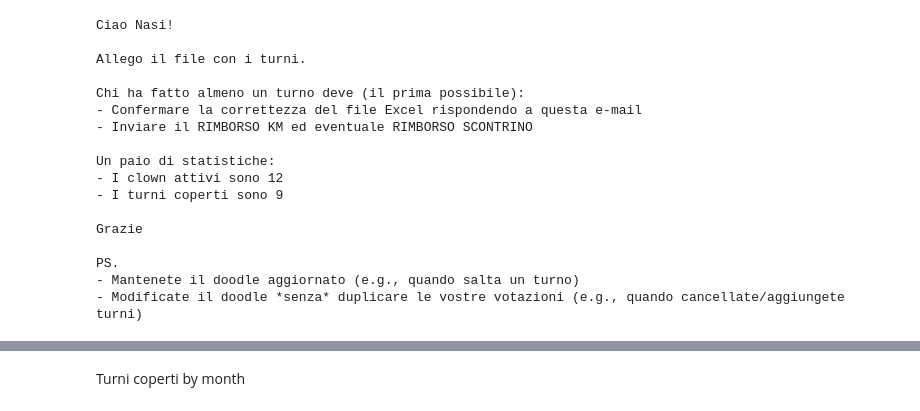
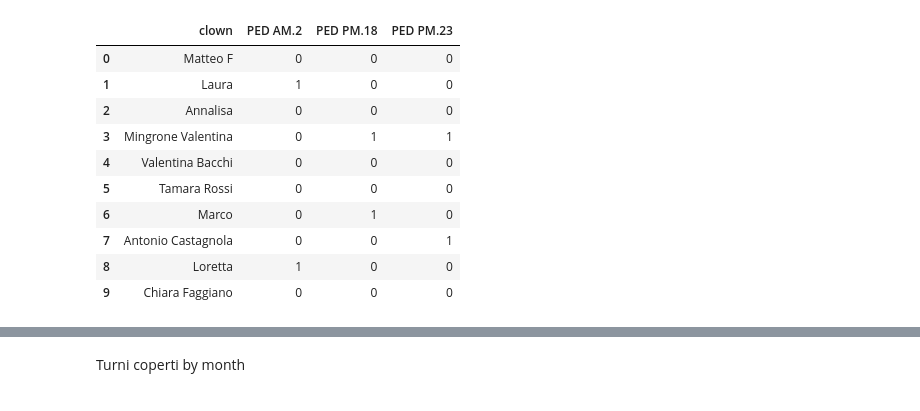
Before and after one commit to w4bo/mydoodle-python, a Jupyter notebook: Check turni.ipynb, the cells around one changed output, grey strips where cells are left out. Cells and saved outputs as stored; diff of their text form; code cells hidden in the pictures.

```diff
--- a/Check turni.ipynb
+++ b/Check turni.ipynb
@@ -29,46 +20,24 @@ df
-# %%
-s = """
-Ciao Nasi!
-
-Allego il file con i turni.
-
-Chi ha fatto almeno un turno deve (il prima possibile):
-- Confermare la correttezza del file Excel rispondendo a questa e-mail
-- Inviare il RIMBORSO KM ed eventuale RIMBORSO SCONTRINO
-
-Un paio di statistiche:
-- I clown attivi sono {attivi}
-- I turni coperti sono {turni}
-
-Grazie
-
-PS.
-- Mantenete il doodle aggiornato (e.g., quando salta un turno)
-- Modificate il doodle *senza* duplicare le vostre votazioni (e.g., quando cancellate/aggiungete turni)
-"""
-
-turni = len(df.columns) - 1
-attivi = len(df[df.sum(axis=1) > 0].index)
-
-print(s.format(attivi=attivi, turni= turni))
-# %% [output]
-Ciao Nasi!
-
-Allego il file con i turni.
-
-Chi ha fatto almeno un turno deve (il prima possibile):
-- Confermare la correttezza del file Excel rispondendo a questa e-mail
-- Inviare il RIMBORSO KM ed eventuale RIMBORSO SCONTRINO
-
-Un paio di statistiche:
-- I clown attivi sono 12
-- I turni coperti sono 9
-
-Grazie
-
-PS.
-- Mantenete il doodle aggiornato (e.g., quando salta un turno)
-- Modificate il doodle *senza* duplicare le vostre votazioni (e.g., quando cancellate/aggiungete turni)
+# %%
+df = pd.read_excel("data/" + str(now.year) + "-" + str(now.month) + "-b.xls", skiprows=5)
+df = df.fillna(value=0)
+df = df.replace("OK", 1).replace("?", 0)
+df.columns = ["clown"] + [x for x in df.columns[1:]]
+# df = df[["clown"] + [x for x in df.select_dtypes('number').columns if df[x].sum() >= 2]]
+df = df[df["clown"].apply(lambda x: x != "Count" and x != "Conta")]
+df = df[[x for x in df.columns if x == "clown" or df[x].sum() >= 2]]
+df
+# %% [output]
+|  | clown | PED AM.2 | PED PM.18 | PED PM.23 |
+| 0 | Matteo F | 0 | 0 | 0 |
+| 1 | Laura | 1 | 0 | 0 |
+| 2 | Annalisa | 0 | 0 | 0 |
+| 3 | Mingrone Valentina | 0 | 1 | 1 |
+| 4 | Valentina Bacchi | 0 | 0 | 0 |
+| 5 | Tamara Rossi | 0 | 0 | 0 |
+| 6 | Marco | 0 | 1 | 0 |
+| 7 | Antonio Castagnola | 0 | 0 | 1 |
+| 8 | Loretta | 1 | 0 | 0 |
+| 9 | Chiara Faggiano | 0 | 0 | 0 |
 # %%
 from os import listdir
 from os.path import isfile, join
```
Also changed, not shown: parts of 7 cells of this notebook, 5 other files.
